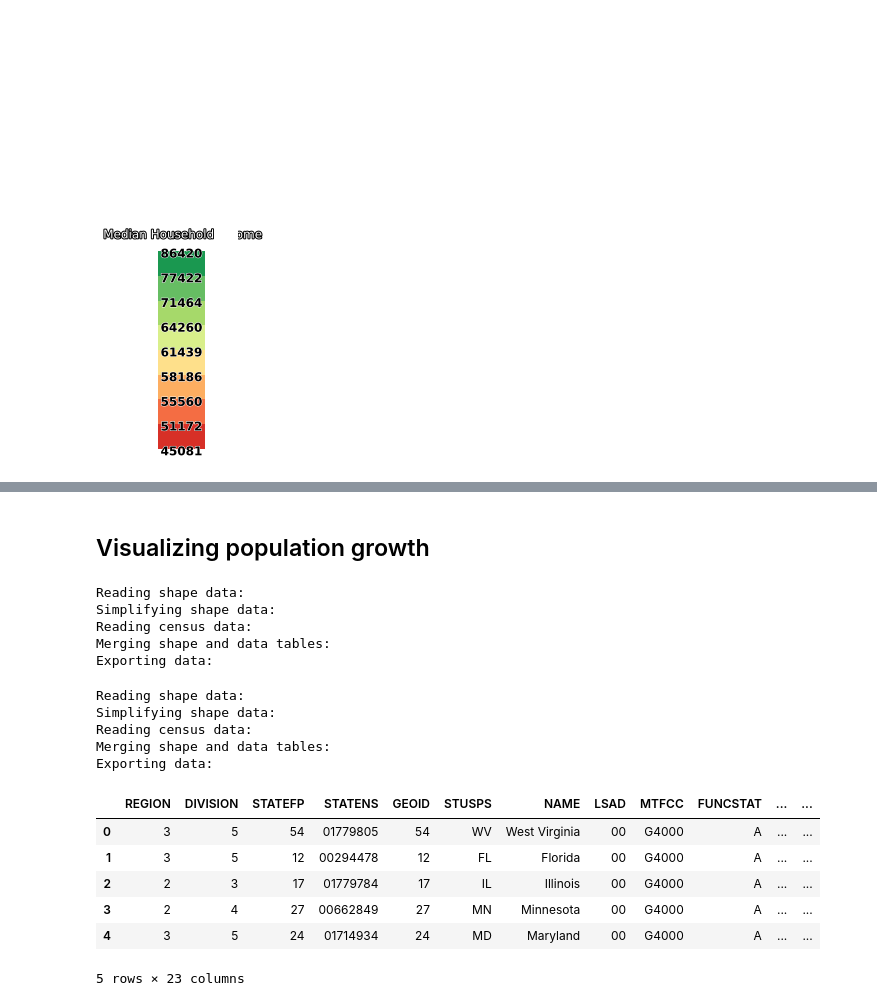
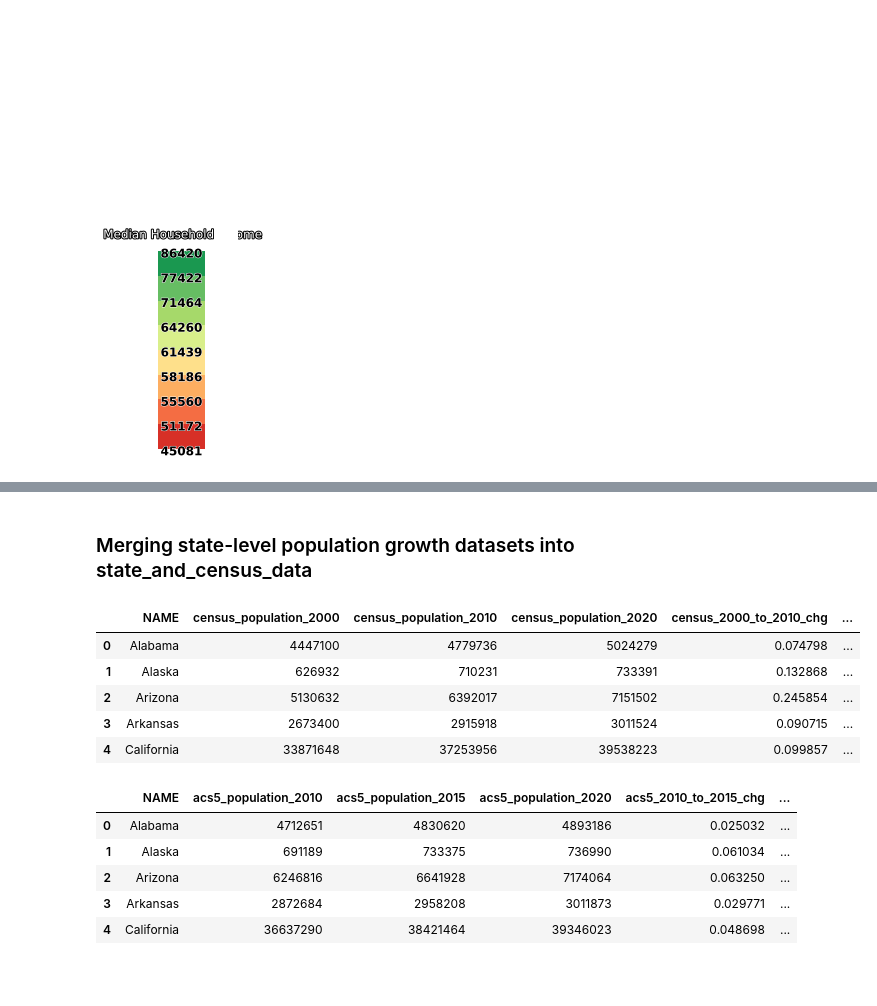
Before and after one commit to kburchfiel/census_folium_tutorial, a Jupyter notebook: census_folium_tutorial_v6.ipynb, the cells around one changed output, grey strips where cells are left out. Cells and saved outputs as stored; diff of their text form; code cells hidden in the pictures; blank space fills up the shorter version.

```diff
--- a/census_folium_tutorial_v6.ipynb
+++ b/census_folium_tutorial_v6.ipynb
@@ -277,16 +279,2 @@ state_median_hh_income_map = census_folium_viewer.generate_map(
 # %% [markdown]
-## Visualizing population growth
+### Merging state-level population growth datasets into state_and_census_data
-# %%
-census_state_population_growth_table = census_folium_viewer.prepare_state_table(
-    shapefile_path = r'C:\Users\kburc\Downloads\tl_2020_us_state\tl_2020_us_state.shp',
-    shape_feature_name = 'NAME', tolerance = 0.005, data_path =
-    'census_state_population_2000_to_2020.csv', data_feature_name = 'NAME')
-print("Exporting data:")
-census_state_population_growth_table.to_file('census_state_population_growth_table.geojson',
-driver = 'GeoJSON')
-# %% [output]
-Reading shape data:
-Simplifying shape data:
-Reading census data:
-Merging shape and data tables:
-Exporting data:
@@ -301,26 +281,38 @@ driver = 'GeoJSON')
-# %%
-census_county_population_growth_table = census_folium_viewer.prepare_county_table(
-    shapefile_path = r'C:\Users\kburc\Downloads\tl_2021_us_county\tl_2021_us_county.shp',
-    shape_state_code_column = 'STATEFP', shape_county_code_column = 'COUNTYFP',
-    tolerance = 0.005,
-    data_path = 'census_county_population_2000_to_2020.csv',
-    data_state_code_column = 'state', data_county_code_column = 'county')
-print("Exporting data:")
-county_and_census_table.to_file('census_county_population_growth_table.geojson',
-    driver = 'GeoJSON')
-# %% [output]
-Reading shape data:
-Simplifying shape data:
-Reading census data:
-Merging shape and data tables:
-Exporting data:
+# %%
+df_census_state_pop_growth = pd.read_csv(
+    'census_state_population_2000_to_2020.csv')
+for column in df_census_state_pop_growth.columns[2:]:
+    df_census_state_pop_growth.rename(
+        columns = {column:"census_"+column}, inplace = True)
+    # Renaming population columns based on the data source will make it easier
+    # to distinguish between different data sources.
+df_census_state_pop_growth.drop('state', axis = 1, inplace = True) # the
+# 'state' column isn't necessary here because it already exists within
+# state_and_census_data.
 # %%
-census_state_population_growth_table.head()
+df_census_state_pop_growth.head()
 # %% [output]
-|  | REGION | DIVISION | STATEFP | STATENS | GEOID | STUSPS | NAME | LSAD | MTFCC | FUNCSTAT | ... | ... |
-| 0 | 3 | 5 | 54 | 01779805 | 54 | WV | West Virginia | 00 | G4000 | A | ... | ... |
-| 1 | 3 | 5 | 12 | 00294478 | 12 | FL | Florida | 00 | G4000 | A | ... | ... |
-| 2 | 2 | 3 | 17 | 01779784 | 17 | IL | Illinois | 00 | G4000 | A | ... | ... |
-| 3 | 2 | 4 | 27 | 00662849 | 27 | MN | Minnesota | 00 | G4000 | A | ... | ... |
-| 4 | 3 | 5 | 24 | 01714934 | 24 | MD | Maryland | 00 | G4000 | A | ... | ... |
+|  | NAME | census_population_2000 | census_population_2010 | census_population_2020 | census_2000_to_2010_chg | ... |
+| 0 | Alabama | 4447100 | 4779736 | 5024279 | 0.074798 | ... |
+| 1 | Alaska | 626932 | 710231 | 733391 | 0.132868 | ... |
+| 2 | Arizona | 5130632 | 6392017 | 7151502 | 0.245854 | ... |
+| 3 | Arkansas | 2673400 | 2915918 | 3011524 | 0.090715 | ... |
+| 4 | California | 33871648 | 37253956 | 39538223 | 0.099857 | ... |
-5 rows × 23 columns
+# %%
+df_acs5_state_pop_growth = pd.read_csv('acs5_state_pop_2010_to_2020.csv')
+for column in df_acs5_state_pop_growth.columns[2:]:
+    df_acs5_state_pop_growth.rename(columns = {column:"acs5_"+column}, inplace = True)
+df_acs5_state_pop_growth.drop('state', axis = 1, inplace = True)
+df_acs5_state_pop_growth.head()
+
+# Note that the 2010_to_2020 population change values differ between
+# the Census dataset and the American Community Survey (5-year estimates)
+# dataset. This may be due to the fact that value in
+# the latter represent 5-year averages rather than specific points in time.
+# %% [output]
+|  | NAME | acs5_population_2010 | acs5_population_2015 | acs5_population_2020 | acs5_2010_to_2015_chg | ... |
+| 0 | Alabama | 4712651 | 4830620 | 4893186 | 0.025032 | ... |
+| 1 | Alaska | 691189 | 733375 | 736990 | 0.061034 | ... |
+| 2 | Arizona | 6246816 | 6641928 | 7174064 | 0.063250 | ... |
+| 3 | Arkansas | 2872684 | 2958208 | 3011873 | 0.029771 | ... |
+| 4 | California | 36637290 | 38421464 | 39346023 | 0.048698 | ... |
```
Also changed, not shown: parts of 41 cells of this notebook, 52 other files.
